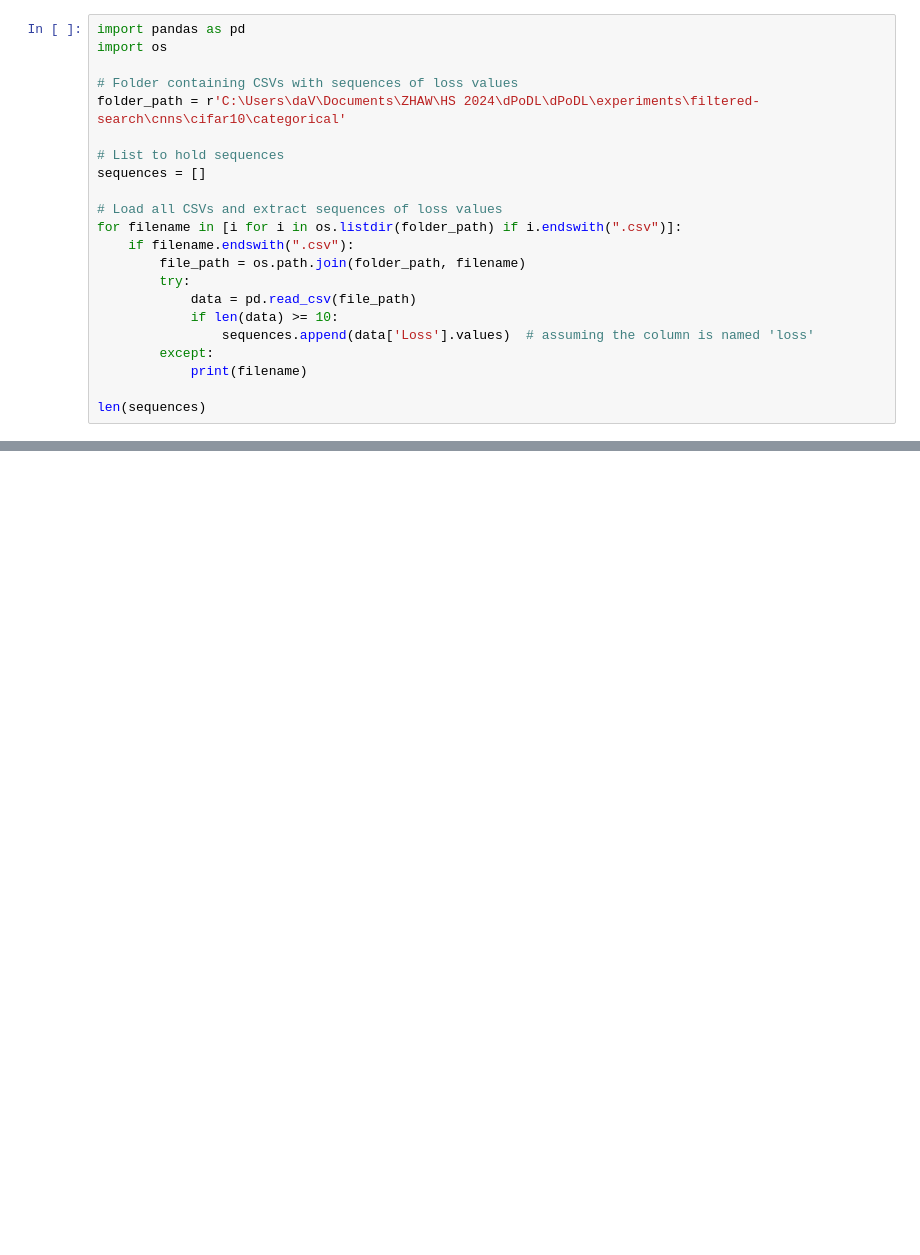
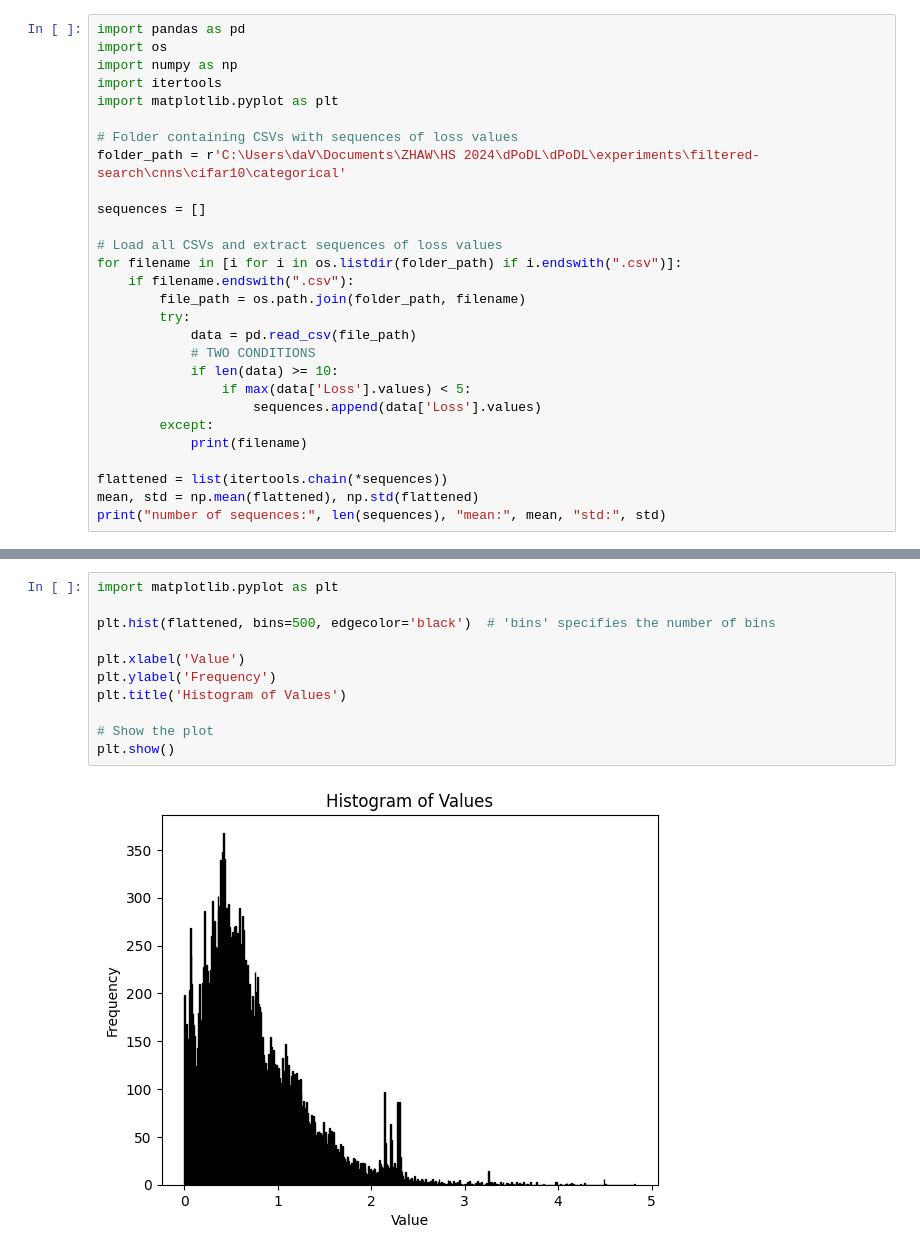
Before and after one commit to vincent-stadler/dPoDL, a Jupyter notebook: experiments/train-transformer.ipynb, the cells around one changed output, grey strips where cells are left out. Saved outputs shown, nothing was run; the diff lists cells and outputs as text; blank space fills up the shorter version.

Commit message:
data preparation

```diff
--- a/experiments/train-transformer.ipynb
+++ b/experiments/train-transformer.ipynb
@@ -1,11 +1,13 @@
 # %%
 import pandas as pd
 import os
+import numpy as np
+import itertools
+import matplotlib.pyplot as plt
 
 # Folder containing CSVs with sequences of loss values
 folder_path = r'C:\Users\daV\Documents\ZHAW\HS 2024\dPoDL\dPoDL\experiments\filtered-search\cnns\cifar10\categorical'
 
-# List to hold sequences
 sequences = []
 
 # Load all CSVs and extract sequences of loss values
@@ -14,10 +16,14 @@ for filename in [i for i in os.listdir(folder_path) if i.endswith(".csv")]:
         file_path = os.path.join(folder_path, filename)
         try:
             data = pd.read_csv(file_path)
+            # TWO CONDITIONS
             if len(data) >= 10:
-                sequences.append(data['Loss'].values)  # assuming the column is named 'loss'
+                if max(data['Loss'].values) < 5:
+                    sequences.append(data['Loss'].values)
         except:
             print(filename)
 
-len(sequences)
+flattened = list(itertools.chain(*sequences))
+mean, std = np.mean(flattened), np.std(flattened)
+print("number of sequences:", len(sequences), "mean:", mean, "std:", std)
 # %% [output]
@@ -44 +31,14 @@ plt.show()
+# %%
+import matplotlib.pyplot as plt
+
+plt.hist(flattened, bins=500, edgecolor='black')  # 'bins' specifies the number of bins
+
+plt.xlabel('Value')
+plt.ylabel('Frequency')
+plt.title('Histogram of Values')
+
+# Show the plot
+plt.show()
+# %% [output]
+[figure, added]
 # %%
```
Also changed, not shown: parts of 13 cells of this notebook.
